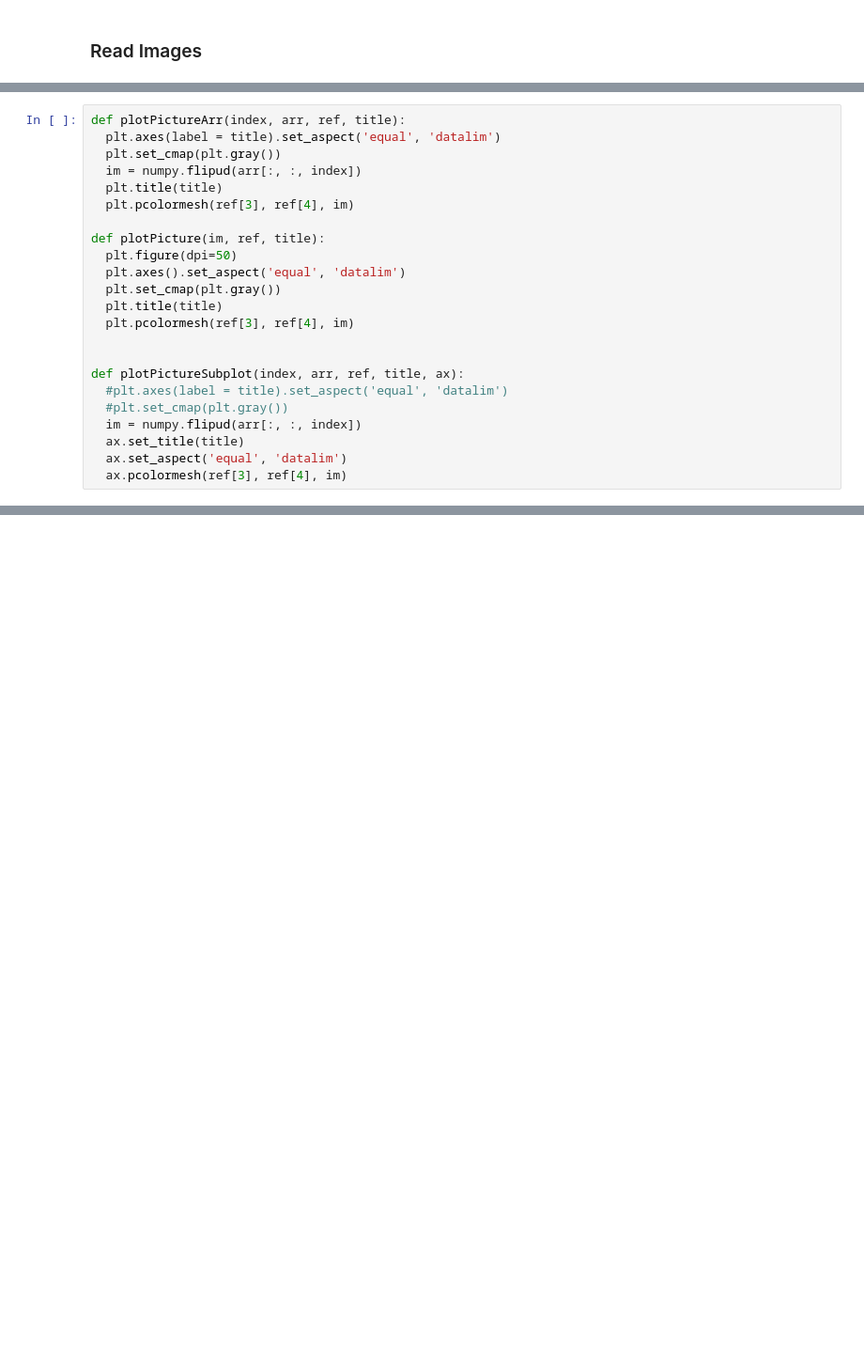
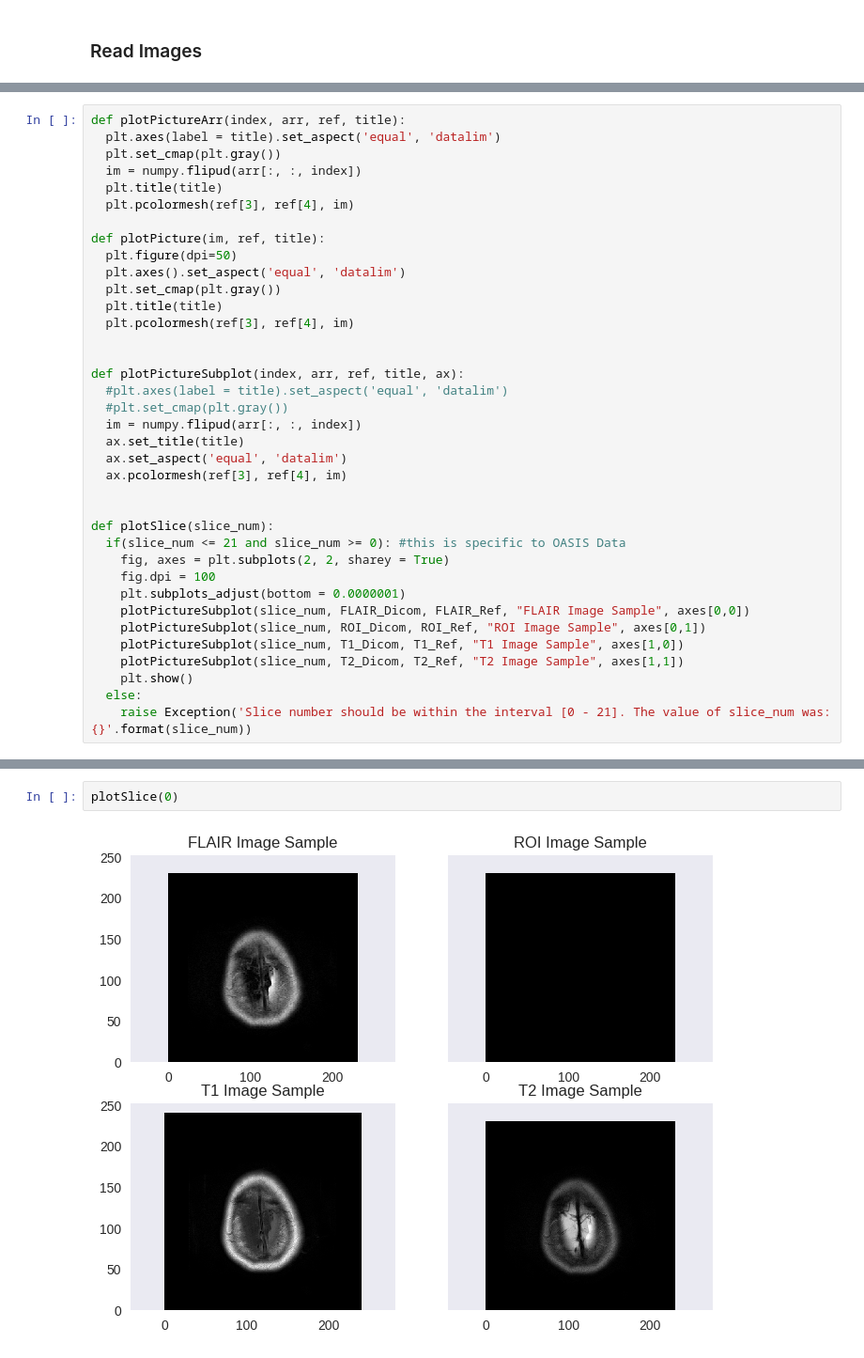
Before and after one commit to sidijju/FastMRI, a Jupyter notebook: FastMRI.ipynb, the cells around one changed output, grey strips where cells are left out. Shown at 94% size. Drawn from its saved outputs; the diff is of its cells as text; blank space fills up the shorter version.

Commit message:
Sorted DICOM data to match slice numbers. Added slice displaying functionality via matplotlib

```diff
--- a/FastMRI.ipynb
+++ b/FastMRI.ipynb
@@ -148,3 +142,17 @@ def plotPictureSubplot(index, arr, ref, title, ax):
   ax.set_title(title)
   ax.set_aspect('equal', 'datalim')
   ax.pcolormesh(ref[3], ref[4], im)
+
+
+def plotSlice(slice_num):
+  if(slice_num <= 21 and slice_num >= 0): #this is specific to OASIS Data
+    fig, axes = plt.subplots(2, 2, sharey = True)
+    fig.dpi = 100
+    plt.subplots_adjust(bottom = 0.0000001)
+    plotPictureSubplot(slice_num, FLAIR_Dicom, FLAIR_Ref, "FLAIR Image Sample", axes[0,0])
+    plotPictureSubplot(slice_num, ROI_Dicom, ROI_Ref, "ROI Image Sample", axes[0,1])
+    plotPictureSubplot(slice_num, T1_Dicom, T1_Ref, "T1 Image Sample", axes[1,0])
+    plotPictureSubplot(slice_num, T2_Dicom, T2_Ref, "T2 Image Sample", axes[1,1])
+    plt.show()
+  else:
+    raise Exception('Slice number should be within the interval [0 - 21]. The value of slice_num was: {}'.format(slice_num))
@@ -168,0 +159,4 @@ plt.show()
+# %%
+plotSlice(0)
+# %% [output]
+[figure, added]
```
Also changed, not shown: parts of 7 cells of this notebook.
